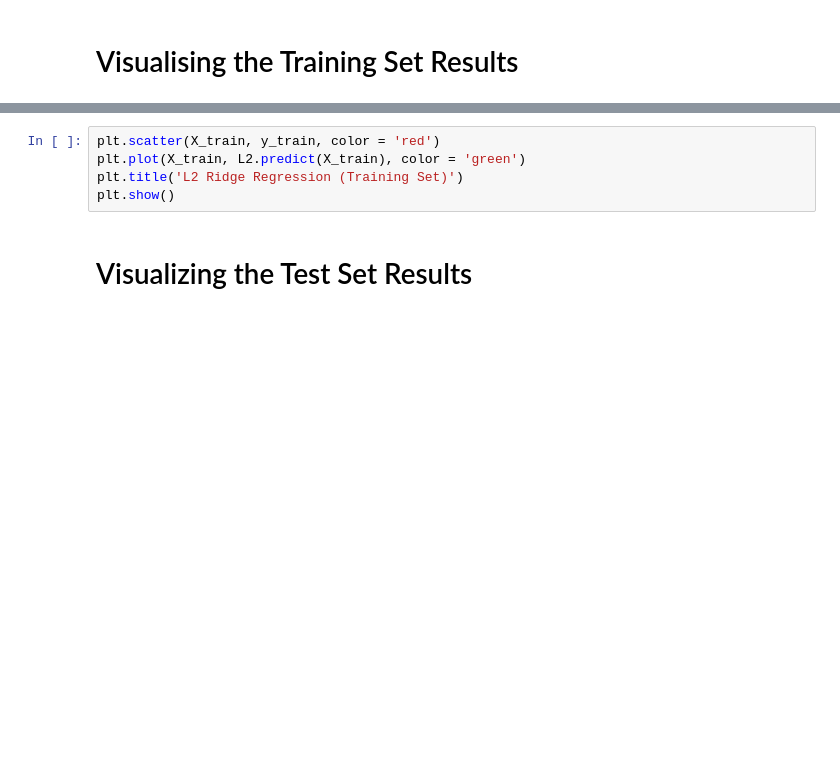
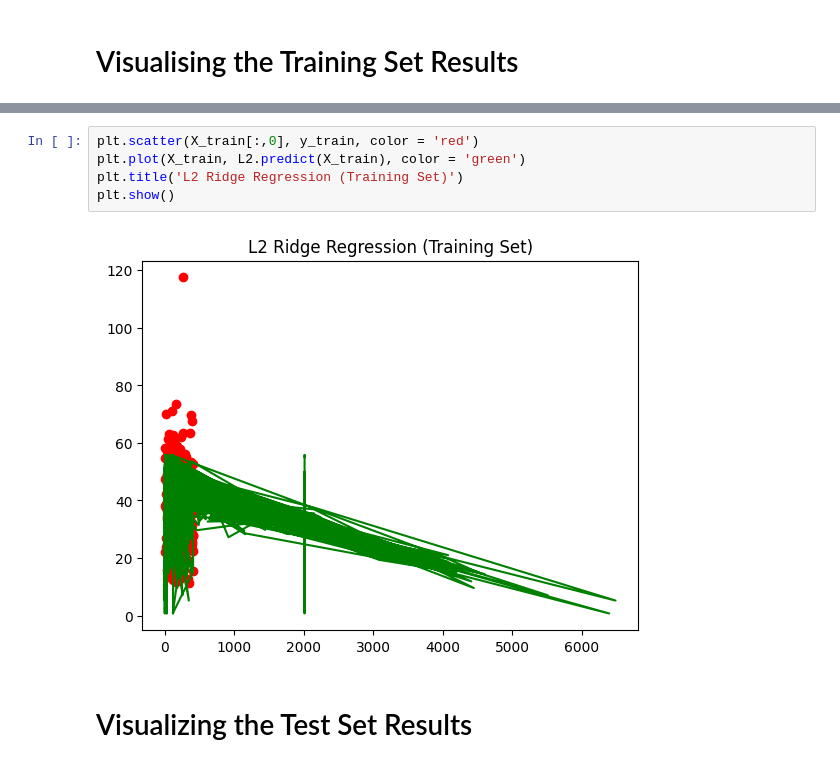
Before and after one commit to gavinlampton/CECS456-Group7_final-project, a Jupyter notebook: 3-Machine_Learning_Model.ipynb, the cells around one changed output, grey strips where cells are left out. Drawn from its saved outputs; the diff is of its cells as text; blank space fills up the shorter version.

```diff
--- a/3-Machine_Learning_Model.ipynb
+++ b/3-Machine_Learning_Model.ipynb
@@ -47,8 +53,10 @@ plt.show()
 # %%
-plt.scatter(X_train, y_train, color = 'red')
+plt.scatter(X_train[:,0], y_train, color = 'red')
 plt.plot(X_train, L2.predict(X_train), color = 'green')
 plt.title('L2 Ridge Regression (Training Set)')
 plt.show()
+# %% [output]
+[figure, added]
 # %% [markdown]
 # Visualizing the Test Set Results
 # %%
```
Also changed, not shown: parts of 11 cells of this notebook.
